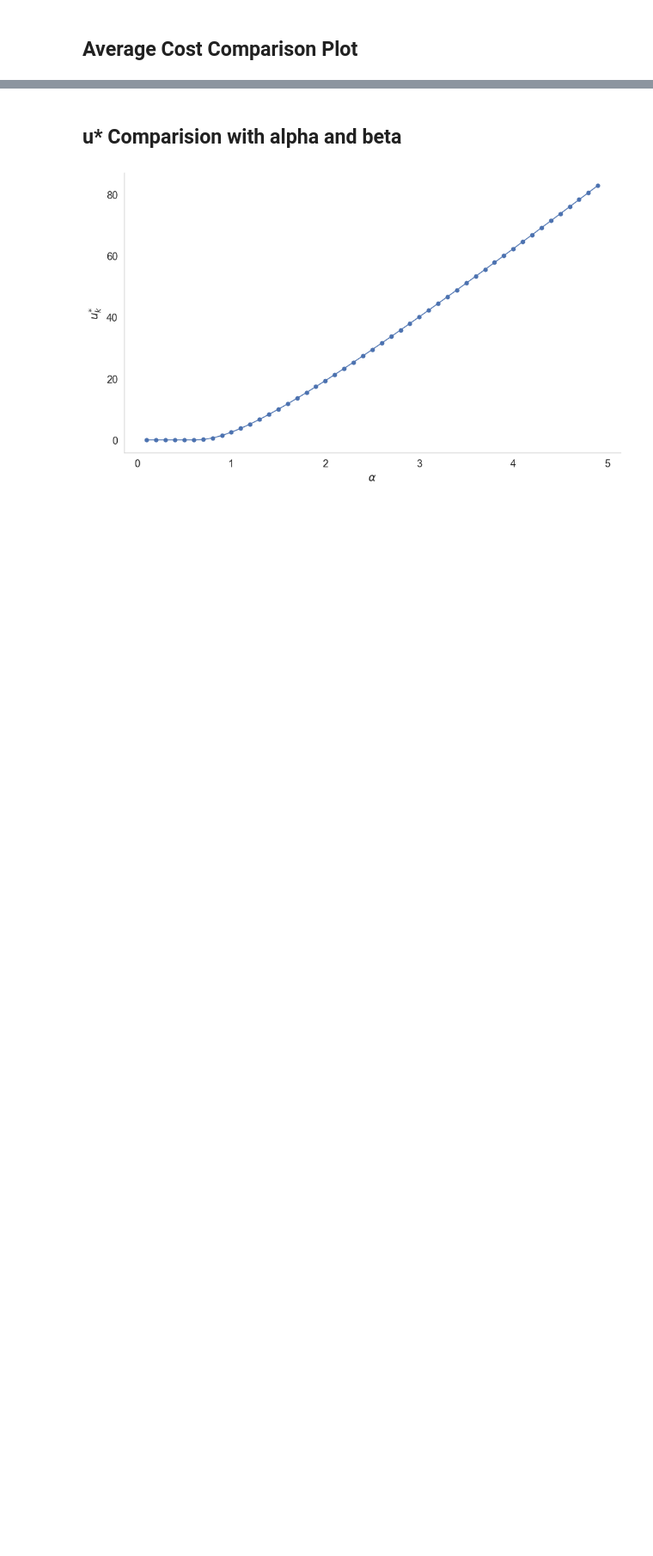
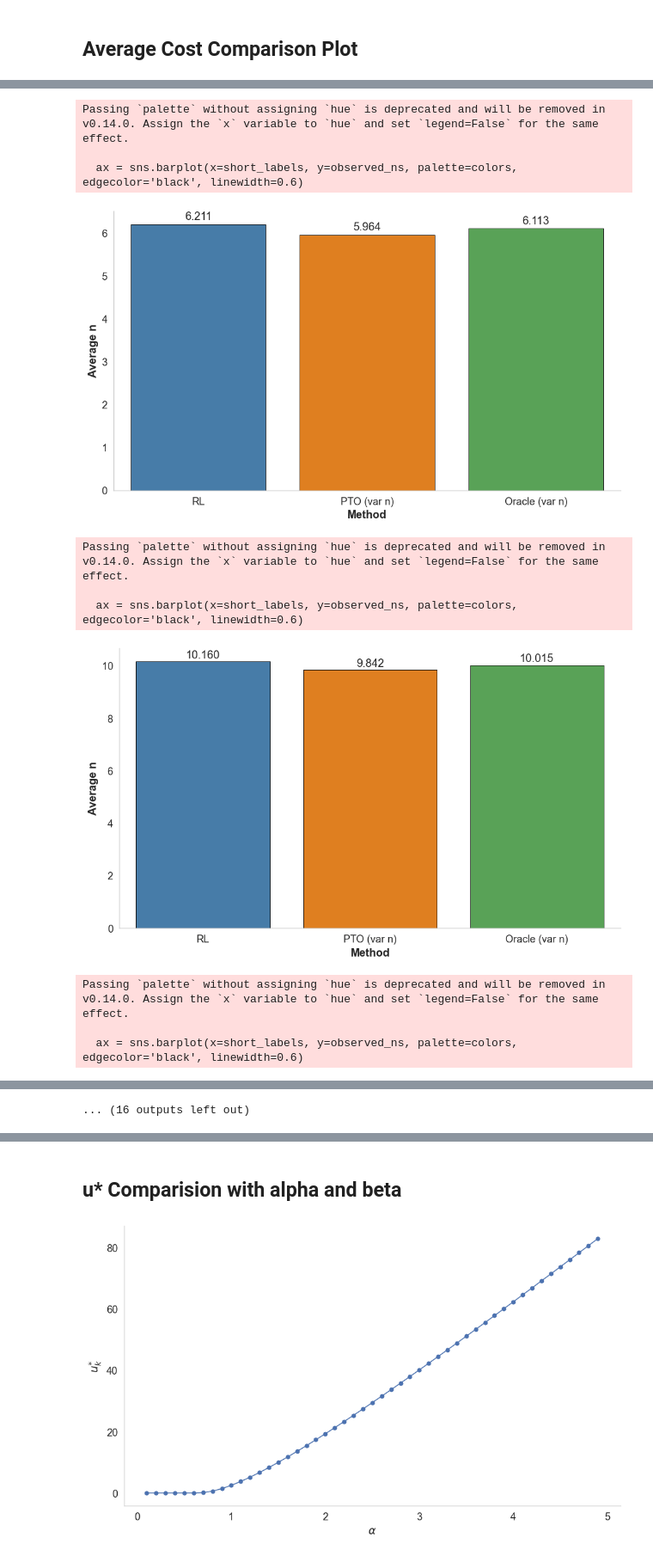
Before and after one commit to pksp99/when_to_leave, a Jupyter notebook: notebooks/test_scripts/finla_test_script.ipynb, the cells around one changed output, grey strips where cells are left out. Shown at 86% size. Cells and saved outputs as stored; diff of their text form; code cells hidden in the pictures; blank space fills up the shorter version.

```diff
--- a/notebooks/test_scripts/finla_test_script.ipynb
+++ b/notebooks/test_scripts/finla_test_script.ipynb
@@ -422,0 +475,53 @@ Passing `palette` without assigning `hue` is deprecated and will be removed in v
+# %%
+for row in observed_n_results_df.itertuples():
+
+    test_name = row._1
+    methods_list = list(observed_n_results_df.columns)[1:]
+
+    if test_name == "Bicycle Data Test" or test_name == "Prof Data Test":
+        methods_list = ['PPO', 'PTO_Var_n']
+
+    method_list = [m for m in methods_list if not math.isnan(getattr(row, m))]
+
+    observed_ns = [getattr(row, col) for col in methods_list]
+
+
+    plt.figure(figsize=(10, 6))
+
+    short_labels = [method_map[m] for m in methods_list]
+
+    colors = [color_map[m] for m in methods_list]
+
+
+    ax = sns.barplot(x=short_labels, y=observed_ns, palette=colors, edgecolor='black', linewidth=0.6)
+    ax.set_ylabel('Average n')
+    ax.set_xlabel('Method')
+    ax.yaxis.set_major_locator(MaxNLocator(integer=True))
+    ax.grid(False)
+
+    sns.despine()
+
+
+    for i, v in enumerate(observed_ns):
+        ax.text(i, v + 0.05, f"{v:.3f}", ha='center', va='bottom')
+
+    plt.tight_layout()
+
+    config = sim_tests.get(test_name)
+
+    file_name = f'observed_n_comparison_{test_name.replace(" ", "_").lower()}'
+    plt.savefig(methods.file_path(f'{file_name}.png', dir_name='figures'))
+    json.dump(config, open(methods.file_path(f'{file_name}.json', dir_name='figures'), 'w'), indent=4)
+    plt.show()
+# %% [output]
+Passing `palette` without assigning `hue` is deprecated and will be removed in v0.14.0. Assign the `x` variable to `hue` and set `legend=False` for the same effect.
+
+  ax = sns.barplot(x=short_labels, y=observed_ns, palette=colors, edgecolor='black', linewidth=0.6)
+[figure, added]
+Passing `palette` without assigning `hue` is deprecated and will be removed in v0.14.0. Assign the `x` variable to `hue` and set `legend=False` for the same effect.
+
+  ax = sns.barplot(x=short_labels, y=observed_ns, palette=colors, edgecolor='black', linewidth=0.6)
+[figure, added]
+Passing `palette` without assigning `hue` is deprecated and will be removed in v0.14.0. Assign the `x` variable to `hue` and set `legend=False` for the same effect.
+
+  ax = sns.barplot(x=short_labels, y=observed_ns, palette=colors, edgecolor='black', linewidth=0.6)
@@ -422,0 +541 @@ Passing `palette` without assigning `hue` is deprecated and will be removed in v
+... (16 outputs left out)
```
Also changed, not shown: parts of 9 cells of this notebook, 45 other files.
